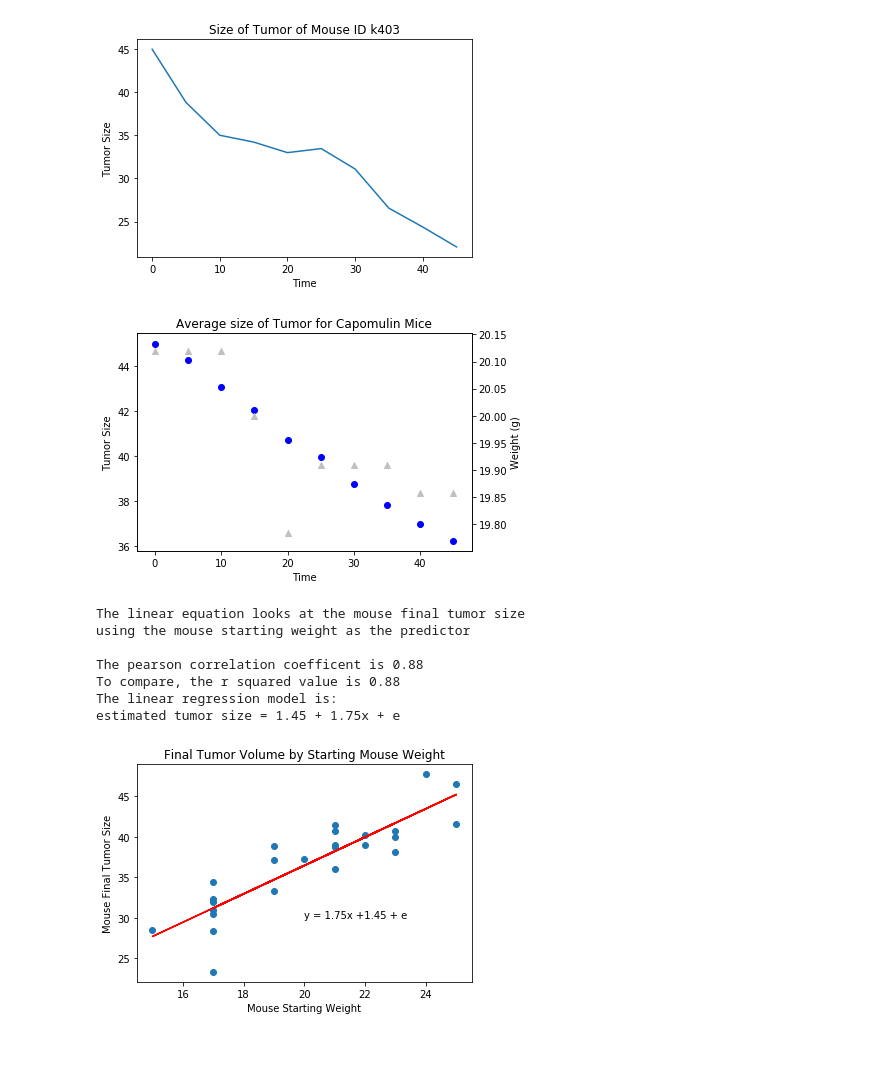
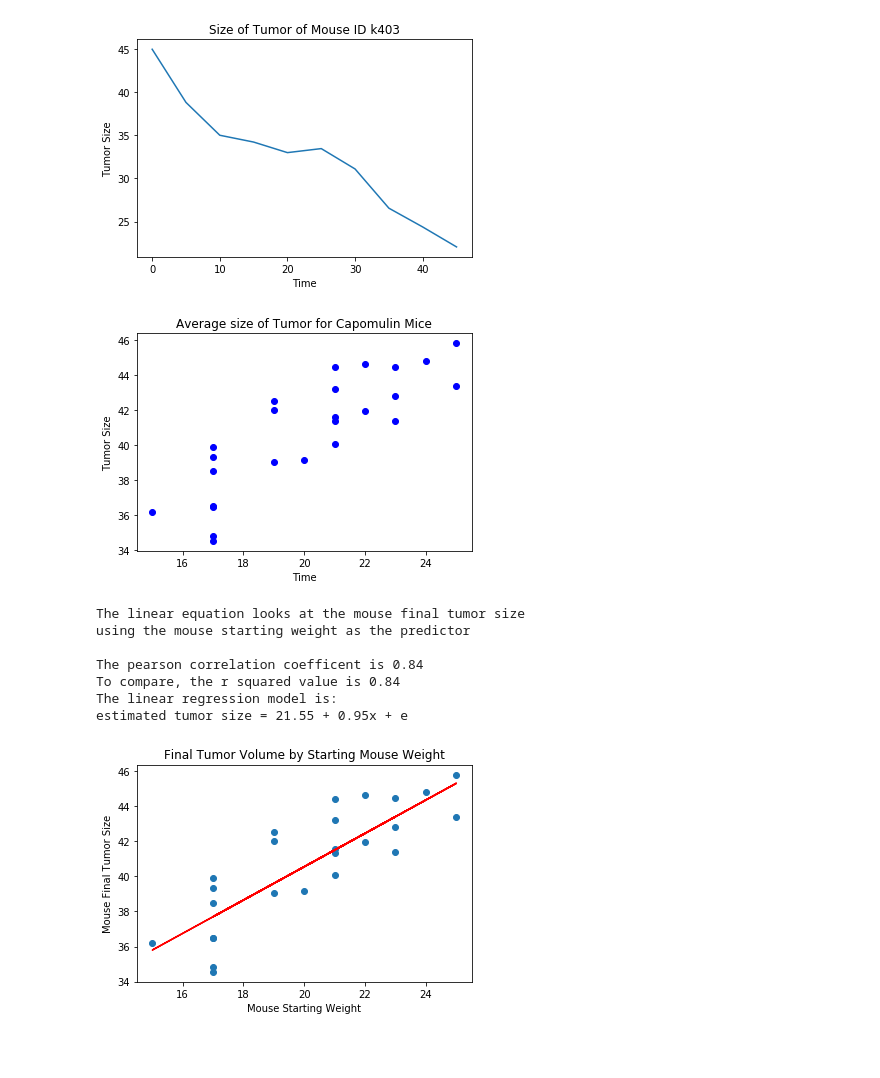
Before and after one commit to cjsessa/Matplotlib-Challenge1, a Jupyter notebook: sessa_code_matplotlib.ipynb, the cells around one changed output. Cells and saved outputs as stored; diff of their text form; code cells hidden in the pictures; blank space fills up the shorter version.

Commit message:
fixed graphs

```diff
--- a/sessa_code_matplotlib.ipynb
+++ b/sessa_code_matplotlib.ipynb
@@ -207,58 +208,37 @@ As time goes on, the tumor size decreases
 # %%
 # Generate a scatter plot of mouse weight versus average tumor volume for the Capomulin regimen
 
 #getting all mice that had Capomulin
 coup_mice = mouse_all.loc[mouse_all['Drug Regimen'] == 'Capomulin',['Timepoint','Tumor Volume (mm3)','Mouse ID','Weight (g)']]
 
 #grouping Capomulin mice by time, calculating average tumor size
-tumor_size = coup_mice[['Timepoint','Tumor Volume (mm3)']].groupby('Timepoint').mean().reset_index()
+tumor_size = coup_mice[['Mouse ID','Tumor Volume (mm3)','Weight (g)']].groupby('Mouse ID').mean().reset_index()
 
-#grouping Capomulin mice by weight
-weight = coup_mice[['Timepoint','Weight (g)']].groupby('Timepoint').mean().reset_index()
 
 #creating figure for double axes
 fig, ax = plt.subplots()
+
 
 #plot labels
 plt.title('Average size of Tumor for Capomulin Mice')
 ax.set_xlabel('Time')
 ax.set_ylabel('Tumor Size')
 
 #setting first scatter plot of tumor size over time
-ax.scatter(tumor_size['Timepoint'], tumor_size['Tumor Volume (mm3)'], marker = 'o',color = 'blue')
-
-#creating second axes using twinx
-ax2=ax.twinx()
-
-#setting axis two to weight over time
-ax2.scatter(weight['Timepoint'], weight['Weight (g)'], marker = '^',color = 'silver')
-ax2.set_ylabel('Weight (g)')
+ax.scatter(tumor_size['Weight (g)'], tumor_size['Tumor Volume (mm3)'], marker = 'o',color = 'blue')
 
 #showing plot
 plt.show()
 # %% [output]
-[figure, old version]
+[figure, new version]
 # %%
-#getting ending time for each mouse
-ending_time = coup_mice[['Timepoint','Mouse ID']].groupby('Mouse ID').max()
-
-
-#merging ending times back to original dataset to get ending tumor size
-ending_tumor_size = pd.merge(ending_time, coup_mice[['Mouse ID','Timepoint','Tumor Volume (mm3)']],
-                            how = 'left', on = ['Mouse ID','Timepoint'])
-
-#getting starting time for each mouse
-starting_time = coup_mice[['Timepoint','Mouse ID']].groupby('Mouse ID').min()
-
-#merging to get starting weight
-starting_weight = pd.merge(starting_time, coup_mice[['Mouse ID','Timepoint','Weight (g)']],
-                          how = 'left', on = ['Mouse ID','Timepoint'])
 
 # Calculate the correlation coefficient and linear regression model for mouse weight and average tumor volume for the Capomulin regimen
-y = ending_tumor_size['Tumor Volume (mm3)']
+# y = ending_tumor_size['Tumor Volume (mm3)']
+y = tumor_size['Tumor Volume (mm3)']
 
-
-x = starting_weight['Weight (g)']
+# x = starting_weight['Weight (g)']
+x = tumor_size['Weight (g)']
 
 #pearson correlation coefficient
 pearson = st.pearsonr(x,y)
@@ -301,8 +281,8 @@ print("estimated tumor size = " + str(intercept)+' + '+str(slope) + 'x + e')
 The linear equation looks at the mouse final tumor size
 using the mouse starting weight as the predictor
 
-The pearson correlation coefficent is 0.88
-To compare, the r squared value is 0.88
+The pearson correlation coefficent is 0.84
+To compare, the r squared value is 0.84
 The linear regression model is:
-estimated tumor size = 1.45 + 1.75x + e
+estimated tumor size = 21.55 + 0.95x + e
-[figure, old version]
+[figure, new version]
```
Also changed, not shown: parts of 1 cell of this notebook, 1 other file.
